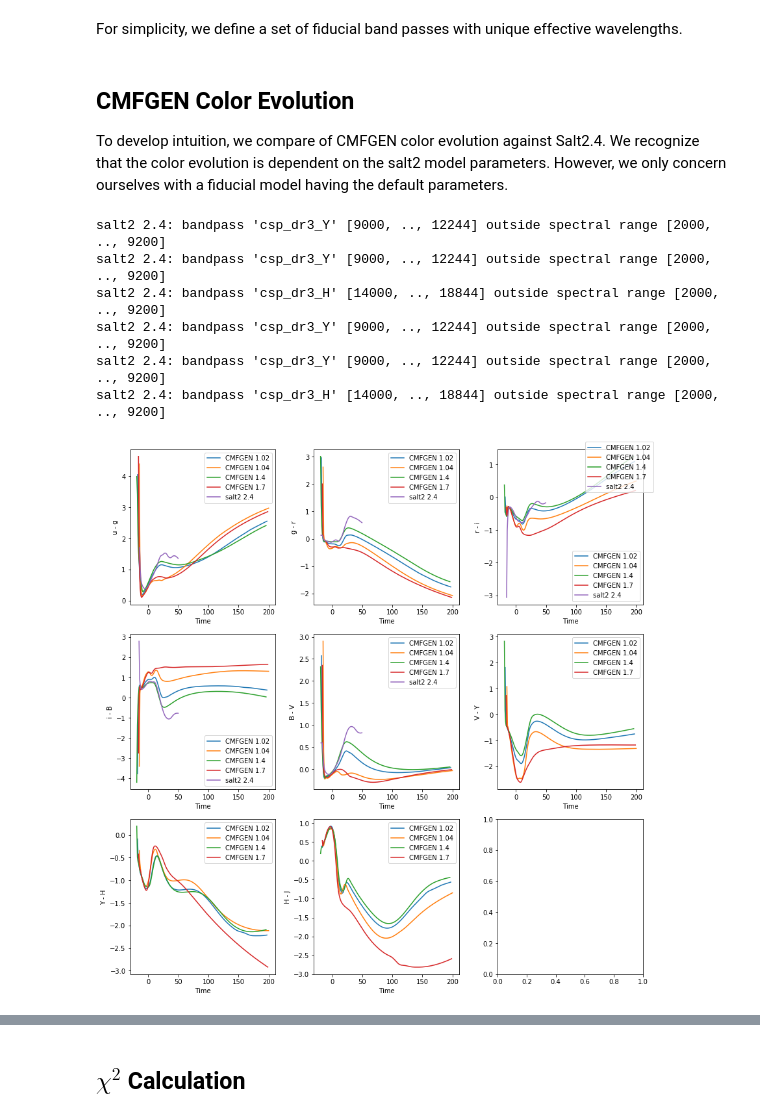
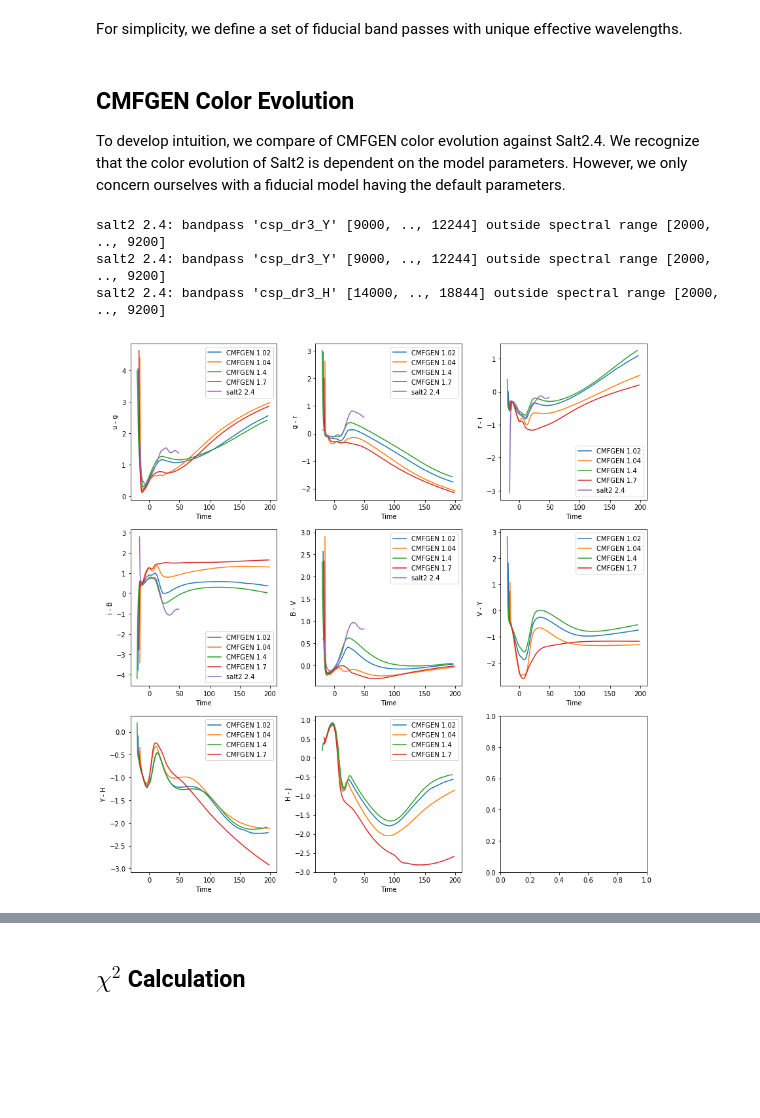
Before and after one commit to mwvgroup/csp-cmfgen, a Jupyter notebook: notebooks/gaussian_regression_colors.ipynb, the cells around one changed output, grey strips where cells are left out. Cells and saved outputs as stored; diff of their text form; code cells hidden in the pictures; blank space fills up the shorter version.

```diff
--- a/notebooks/gaussian_regression_colors.ipynb
+++ b/notebooks/gaussian_regression_colors.ipynb
@@ -97,7 +110,7 @@ color_combos = [(unique_bands[i], unique_bands[i + 1]) for i in range(len(unique
 # %% [markdown]
 ## CMFGEN Color Evolution
 
-To develop intuition, we compare of CMFGEN color evolution against Salt2.4. We recognize that the color evolution is dependent on the salt2 model parameters. However, we only concern ourselves with a fiducial model having the default parameters.
+To develop intuition, we compare of CMFGEN color evolution against Salt2.4. We recognize that the color evolution of Salt2 is dependent on the model parameters. However, we only concern ourselves with a fiducial model having the default parameters.
 # %%
 def legend_without_duplicate_labels(ax):
     """Add a legend to a figure axis that only has unique labels
@@ -128,7 +141,7 @@ def subplot_model_colors(model, band_combos, axes, **kwargs):
         raise ValueError('Not enough axes.')
 
     time = np.arange(model.mintime(), model.maxtime())
-    t0 = model.source.peakphase('standard::b')
+    t0 = model.source.peakphase('csp_dr3_G')
     for (band1, band2), axis in zip(band_combos, axis_list):
         try:
             c = model.color(band1, band2, 'ab', time)
@@ -167,23 +180,21 @@ def plot_model_colors(models, bands):
         subplot_model_colors(model, band_combos, axes)
 
     handles, labels = axes.flatten()[0].get_legend_handles_labels()
-    fig.legend(handles, labels)
+    # fig.legend(handles, labels)
     plt.tight_layout()
     return fig, axes
 # %%
+# Protect against chages that may
+# propogate from later in the notebook
 for model in model_list:
     model.set(extebv=0)
-    subplot_model_colors(model, color_combos, axes)
 
 fig, axes = plot_model_colors(model_list, unique_bands)
 # %% [output]
 salt2 2.4: bandpass 'csp_dr3_Y' [9000, .., 12244] outside spectral range [2000, .., 9200]
 salt2 2.4: bandpass 'csp_dr3_Y' [9000, .., 12244] outside spectral range [2000, .., 9200]
 salt2 2.4: bandpass 'csp_dr3_H' [14000, .., 18844] outside spectral range [2000, .., 9200]
-salt2 2.4: bandpass 'csp_dr3_Y' [9000, .., 12244] outside spectral range [2000, .., 9200]
-salt2 2.4: bandpass 'csp_dr3_Y' [9000, .., 12244] outside spectral range [2000, .., 9200]
-salt2 2.4: bandpass 'csp_dr3_H' [14000, .., 18844] outside spectral range [2000, .., 9200]
-[figure, old version]
+[figure, new version]
 # %% [markdown]
 # Gaussian Regression
 
```
Also changed, not shown: parts of 11 cells of this notebook.
